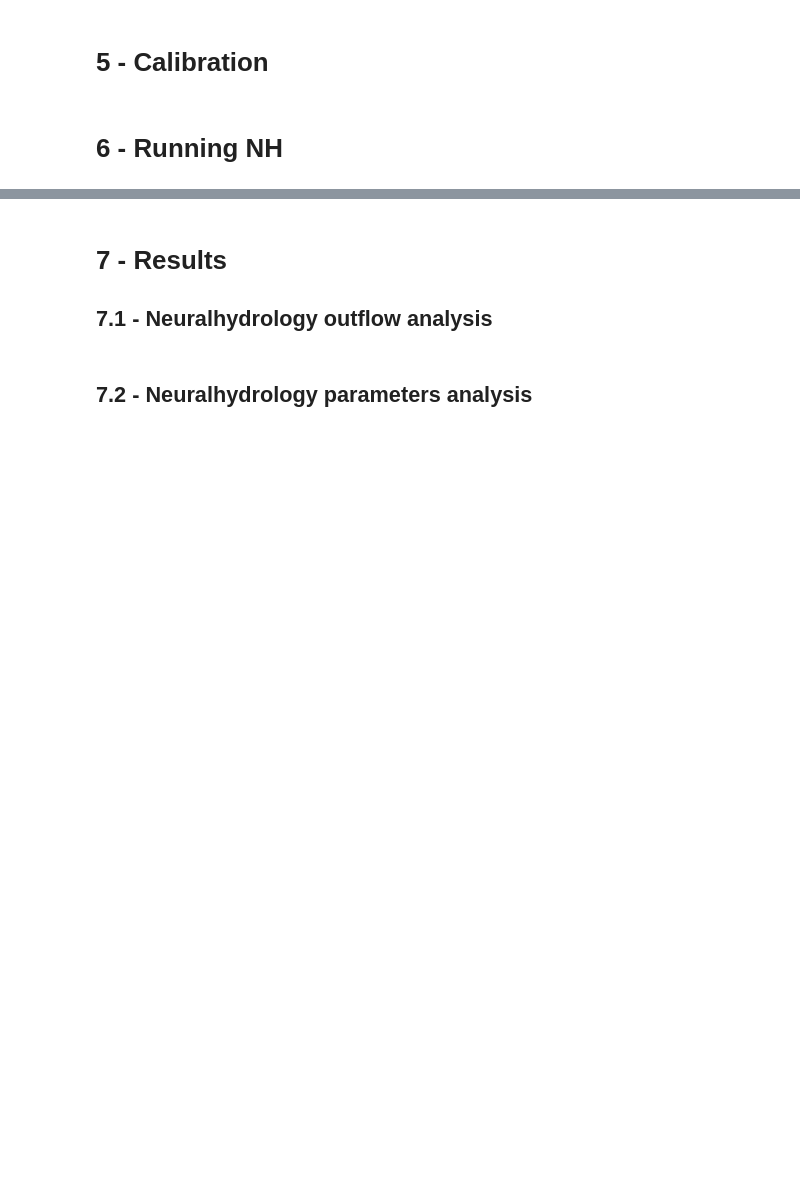
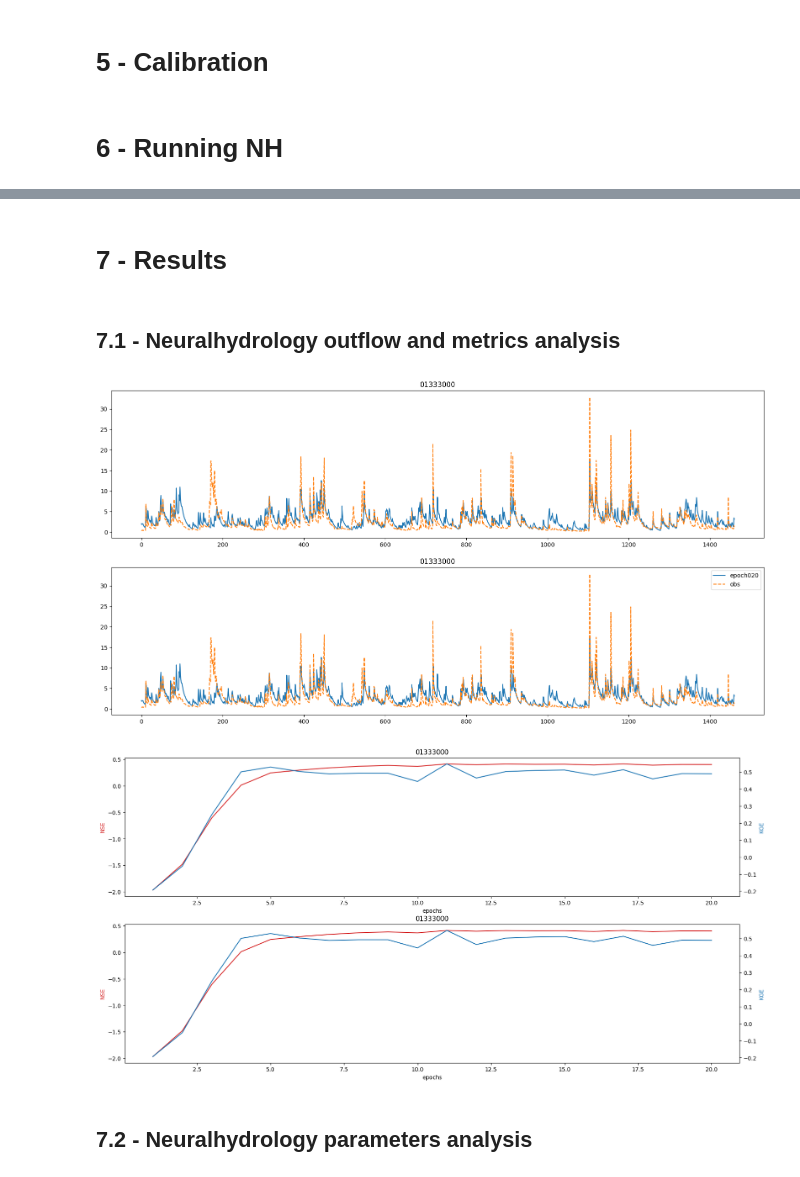
Before and after one commit to Rapfff/neuralhydrology, a Jupyter notebook: vs_superflex.ipynb, the cells around one changed output, grey strips where cells are left out. Cells and saved outputs as stored; diff of their text form; code cells hidden in the pictures; blank space fills up the shorter version.

```diff
--- a/vs_superflex.ipynb
+++ b/vs_superflex.ipynb
@@ -14,7 +14,7 @@ from superflexpy.framework.element import ParameterizedElement
 from datetime import datetime, timedelta
 train_start = '01/10/2006'
 train_end   = '30/09/2008'
-basin = "01350080"
+basin = "01333000"
 
 def load_data(basin,train_start,train_end):
     p = load_p(basin,train_start,train_end)
@@ -24,7 +24,7 @@ def load_data(basin,train_start,train_end):
 def load_p(basin,train_start,train_end):
     train_start_dt = datetime.strptime(train_start, '%d/%m/%Y')
     train_end = datetime.strptime(train_end, '%d/%m/%Y')
-    len_seq = (train_end - train_start_dt).days
+    len_seq = (train_end - train_start_dt).days + 1
     f = open("data/CAMELS_US/basin_mean_forcing/daymet/02/"+basin+"_lump_cida_forcing_leap.txt")
     f.readline()
     f.readline()
@@ -48,7 +48,7 @@ def load_pet(basin,train_start,train_end):
         results = results[basin]
         results.index = pd.to_datetime(results.index)
         train_start = datetime.strptime(train_start, '%d/%m/%Y')
-        train_end = datetime.strptime(train_end, '%d/%m/%Y') - timedelta(days=1)
+        train_end = datetime.strptime(train_end, '%d/%m/%Y')
         results = results.loc[train_start:train_end]
         results = results['PET(mm/d)'].values
         results = np.maximum(0.0,results)
@@ -230,43 +260,69 @@ start_run(config_file=Path("examples/07-Superflex/example4.yml", gpu=-1))
 # %% [markdown]
 # 7 - Results
-
-## 7.1 - Neuralhydrology outflow analysis
+# %% [markdown]
+## 7.1 - Neuralhydrology outflow and metrics analysis
 # %%
 #===========SET THIS=================
-run_dir = "runs/run_2803_173209"
-epoch_max = 15
-validation_interval = 3
-basins = ["01510000",
-          "02027500",
-          "03026500",
-          "05487980",
-          "06853800",
-          "08175000"]
-#basins = ["01333000",'01333000']
+run_dir = "runs/run_0904_101756"
+epoch_max = 20
+validation_interval = 1
+#basins = ["01510000",
+#          "02027500",
+#          "03026500",
+#          "05487980",
+#          "06853800",
+#          "08175000"]
+basins = ["01333000",'01333000']
 #------------------------------------
 
 def epoch_int_to_str(nb_epochs):
     nb_epochs = str(nb_epochs)
     nb_epochs = (3-len(nb_epochs))*'0'+nb_epochs
     return nb_epochs
 
 
 basins = basins
 import pickle
 import matplotlib.pyplot as plt
-fig, ax = plt.subplots(len(basins), figsize=(20, 20))
+from neuralhydrology.evaluation import metrics
+fig, ax = plt.subplots(len(basins), figsize=(20, 10))
 for ib, basin in enumerate(basins):
-    for nb_epochs in range(validation_interval,epoch_max+1,validation_interval):
+    for nb_epochs in range(epoch_max,epoch_max+1,validation_interval*5):
         nb_epochs = epoch_int_to_str(nb_epochs)
         with open(run_dir + "/validation/model_epoch"+nb_epochs+"/validation_results.p", "rb") as fp:
             results = pickle.load(fp)
             qsim = results[basin]['1D']['xr']['QObs(mm/d)_sim'].squeeze().values
             qobs = results[basin]['1D']['xr']['QObs(mm/d)_obs']
             ax[ib].plot(qsim,label='epoch'+nb_epochs)
     ax[ib].plot(qobs.squeeze().values,'--',label='obs')
     ax[ib].set_title(basin)
 plt.legend()
 plt.show()
+
+fig, ax = plt.subplots(len(basins), figsize=(20, 10))
+ax2 = [None for _ in basins]
+nse = [[] for _ in basins]
+kge = [[] for _ in basins]
+for ib, basin in enumerate(basins):
+    for nb_epochs in range(validation_interval,epoch_max+1,validation_interval):
+        nb_epochs = epoch_int_to_str(nb_epochs)
+        with open(run_dir + "/validation/model_epoch"+nb_epochs+"/validation_results.p", "rb") as fp:
+            results = pickle.load(fp)
+            nse_nh = results[basin]['1D']['NSE']
+            kge_nh = results[basin]['1D']['KGE']
+        nse[ib].append(nse_nh)
+        kge[ib].append(kge_nh)
+    ax[ib].set_xlabel('epochs')
+    ax[ib].set_ylabel('NSE', color='tab:red')
+    ax[ib].plot(range(validation_interval,epoch_max+1,validation_interval),nse[ib],color='tab:red')
+    ax2[ib] = ax[ib].twinx()
+    ax2[ib].set_ylabel('KGE', color='tab:blue')
+    ax2[ib].plot(range(validation_interval,epoch_max+1,validation_interval),kge[ib])
+    ax[ib].set_title(basin)
+plt.show()
+# %% [output]
+[figure, added]
+[figure, added]
 # %% [markdown]
 ## 7.2 - Neuralhydrology parameters analysis
 # %%
```
Also changed, not shown: parts of 12 cells of this notebook, 2 other files.
